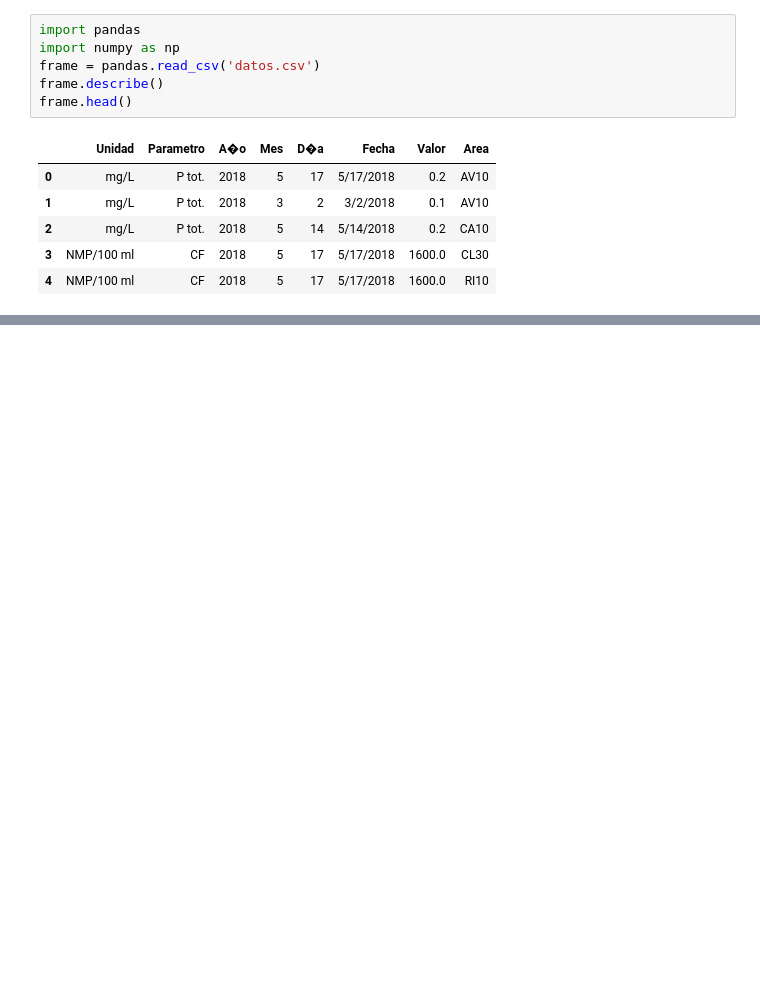
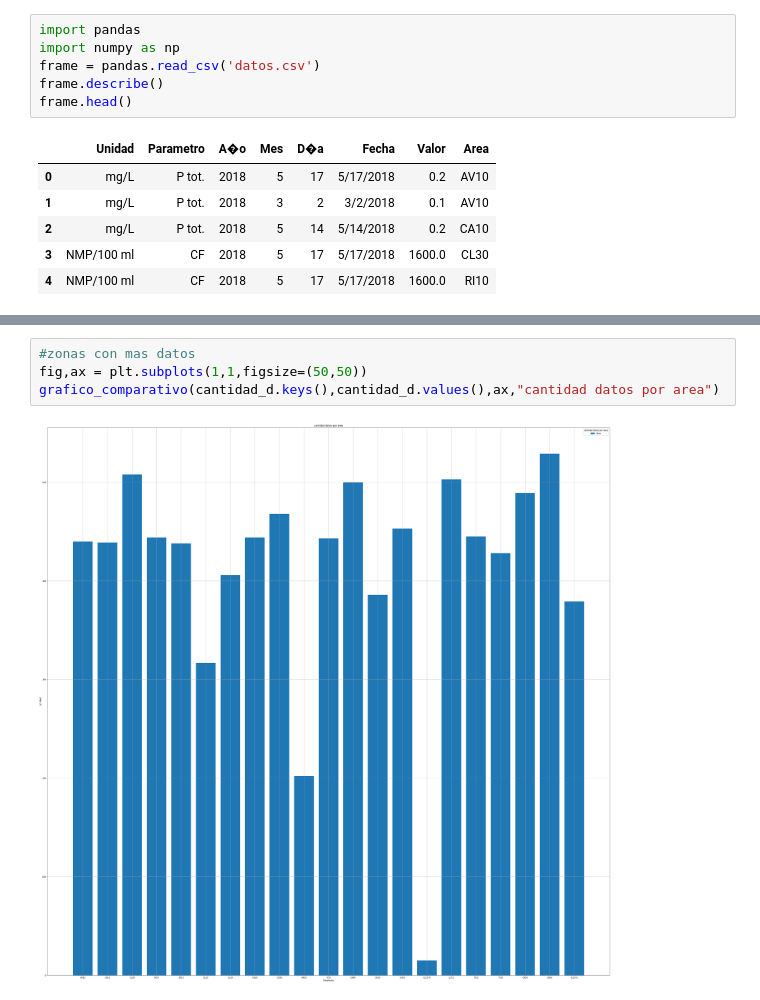
Before and after one commit to GersonPincheira/Mineria, a Jupyter notebook: la mineria.ipynb, the cells around one changed output, grey strips where cells are left out. Saved outputs shown, nothing was run; the diff lists cells and outputs as text; blank space fills up the shorter version.

```diff
--- a/la mineria.ipynb
+++ b/la mineria.ipynb
@@ -23,0 +91,6 @@ frame_rapel.head()
+# %%
+#zonas con mas datos
+fig,ax = plt.subplots(1,1,figsize=(50,50))
+grafico_comparativo(cantidad_d.keys(),cantidad_d.values(),ax,"cantidad datos por area")
+# %% [output]
+[figure, added]
```
Also changed, not shown: parts of 9 cells of this notebook, 1 other file.
